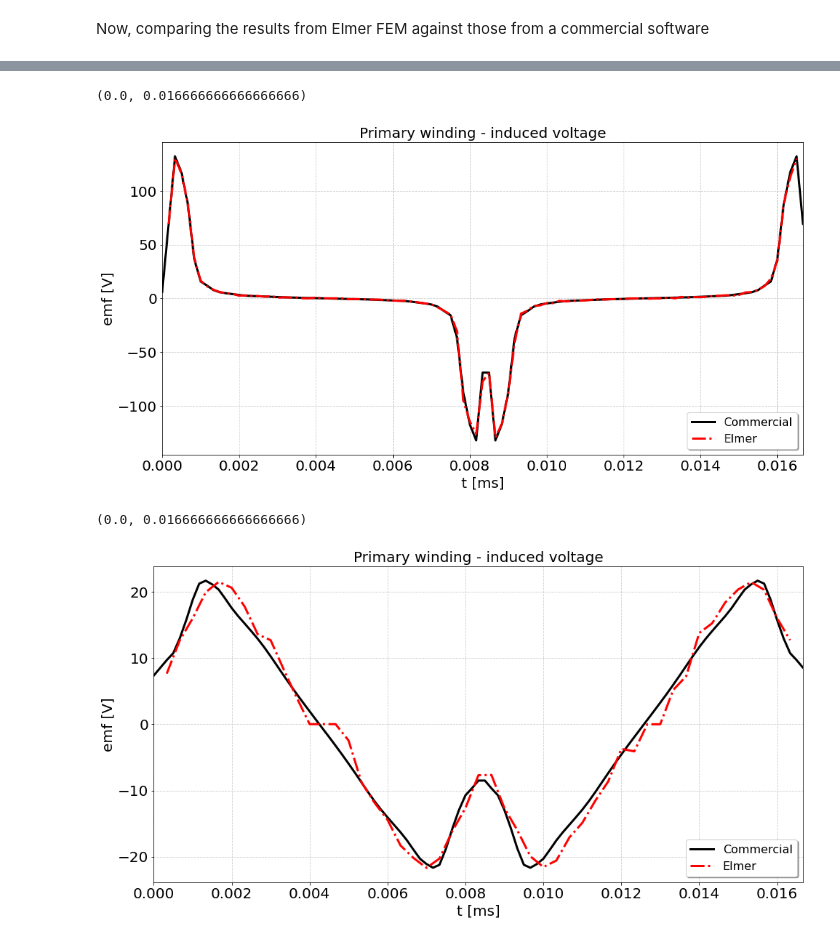
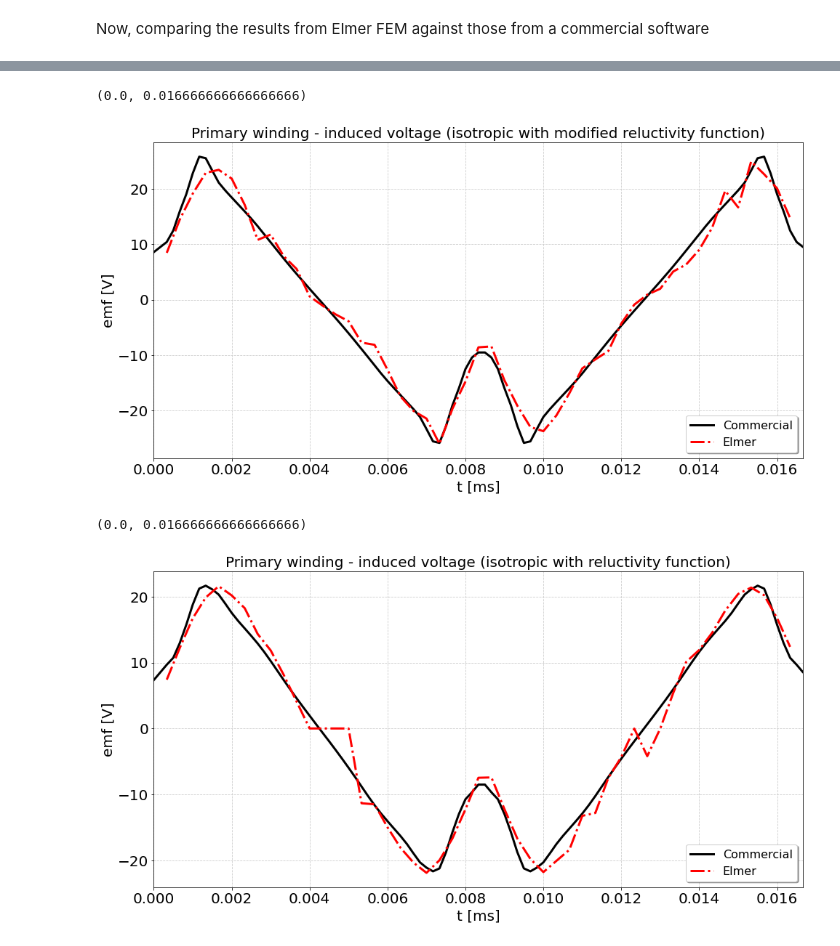
Before and after one commit to gforti84/ElmerFiles, a Jupyter notebook: debug_2/plot_curves.ipynb, the cells around one changed output, grey strips where cells are left out. Drawn from its saved outputs; the diff is of its cells as text; code cells hidden in the pictures.

```diff
--- a/debug_2/plot_curves.ipynb
+++ b/debug_2/plot_curves.ipynb
@@ -110,8 +110,15 @@ ax.legend(fontsize = 16, loc = 'upper right', fancybox=True, shadow=True)
 # %% [markdown]
 Now, comparing the results from Elmer FEM against those from a commercial software
 # %%
-# == Isotropic results: ==
-m_i_data_nlin = pd.read_csv('Output_M/Iso_nLin_WindingPlot.csv')
+# == Isotropic results without reluctivity function: ==
+m_i2_data_nlin = pd.read_csv('Output_M/Iso_nLin_WindingPlot.csv')
+
+m_i2_time = np.array(m_i2_data_nlin[m_i2_data_nlin.keys()[0]])*1e-3
+m_i2_priV = np.array(m_i2_data_nlin[m_i2_data_nlin.keys()[1]])
+m_i2_secV = np.array(m_i2_data_nlin[m_i2_data_nlin.keys()[2]])
+
+# == Isotropic results with reluctivity function: ==
+m_i_data_nlin = pd.read_csv('Output_M/Iso_nLin_WindingPlot_0p02.csv')
 
 m_i_time = np.array(m_i_data_nlin[m_i_data_nlin.keys()[0]])*1e-3
 m_i_priV = np.array(m_i_data_nlin[m_i_data_nlin.keys()[1]])
@@ -126,6 +178,6 @@ m_a_secV = np.array(m_data_a_nlin[m_data_a_nlin.keys()[2]])
 # %%
 # == Isotropic results: ==
-with open('res_3d_T3_nLin/res_3d_t_iso.dat', 'r') as f:
+with open('res_3d_T4_nLin/res_3d_t_ld.dat', 'r') as f:
         res_file = f.read()
 
 pattern1 = '   ' # space patter used to delimit values
@@ -216,22 +282,22 @@ e_a_secV = out_data[16,:]
 # %%
 fig, ax = plt.subplots(figsize=(16, 8))
 plt.plot(m_i_time, m_i_priV, c='k', ls='-', lw=3, label='Commercial')
 plt.plot(e_i_time, e_i_priV, c='r', ls='-.', lw=3, label='Elmer')
-ax.set_title('Primary winding - induced voltage', fontsize = 20)
+ax.set_title('Primary winding - induced voltage (isotropic with modified reluctivity function)', fontsize = 20)
 ax.set_ylabel('emf [V]', fontsize = 20)
 ax.set_xlabel('t [ms]', fontsize = 20)
 ax.tick_params(axis='both', which='major', labelsize=20)
 ax.grid(color=(0.8, 0.8, 0.8), linestyle='--', linewidth=.8)
 ax.legend(fontsize = 16, loc = 'lower right', fancybox=True, shadow=True)
 ax.set_xlim([0,1/60])
 # %% [output]
 (0.0, 0.016666666666666666)
-[figure, old version]
+[figure, new version]
 # %%
 fig, ax = plt.subplots(figsize=(16, 8))
 plt.plot(m_a_time, m_a_priV, c='k', ls='-', lw=3, label='Commercial')
 plt.plot(e_a_time, e_a_priV, c='r', ls='-.', lw=3, label='Elmer')
-ax.set_title('Primary winding - induced voltage', fontsize = 20)
+ax.set_title('Primary winding - induced voltage (isotropic with reluctivity function)', fontsize = 20)
 ax.set_ylabel('emf [V]', fontsize = 20)
 ax.set_xlabel('t [ms]', fontsize = 20)
 ax.tick_params(axis='both', which='major', labelsize=20)
@@ -240,4 +306,4 @@ ax.legend(fontsize = 16, loc = 'lower right', fancybox=True, shadow=True)
 ax.set_xlim([0,1/60])
 # %% [output]
 (0.0, 0.016666666666666666)
-[figure, old version]
+[figure, new version]
```
Also changed, not shown: parts of 2 cells of this notebook, 23 other files.
